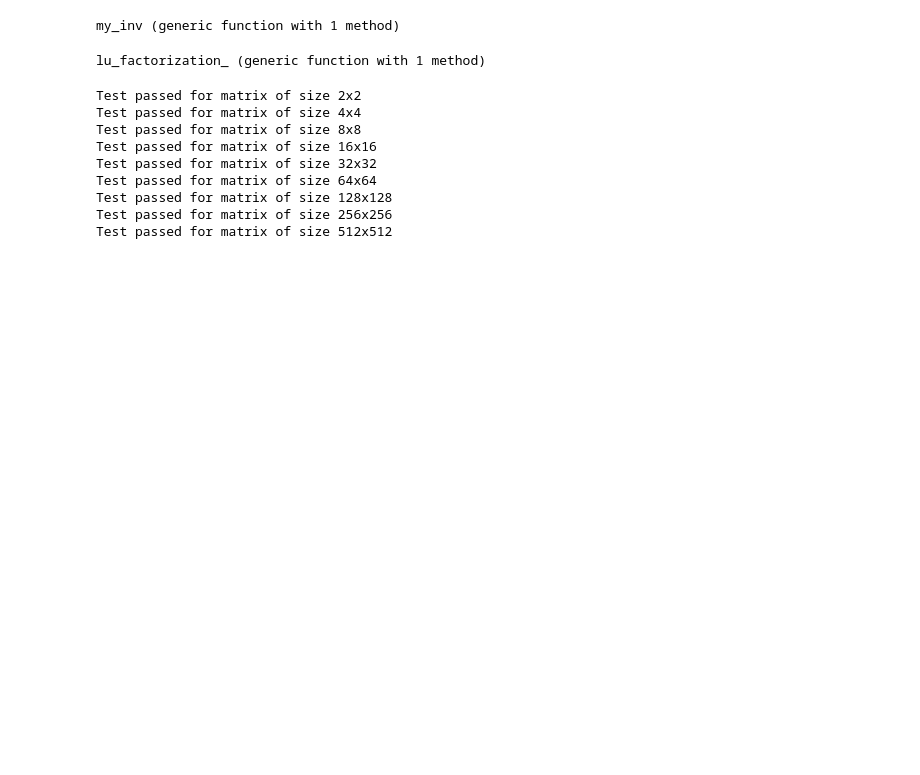
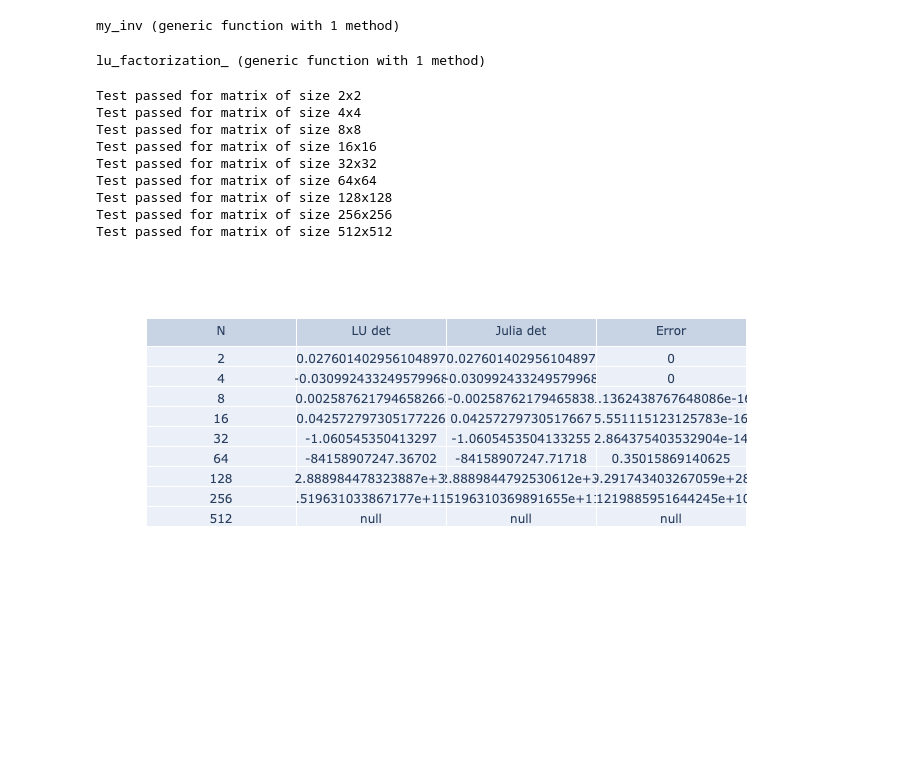
Before and after one commit to Sirtus/rmisw, a Jupyter notebook: lab3/Program3.ipynb, the cells around one changed output. Drawn from its saved outputs; the diff is of its cells as text; code cells hidden in the pictures; blank space fills up the shorter version.

Commit message:
some plots with lu factorization statistics

```diff
--- a/lab3/Program3.ipynb
+++ b/lab3/Program3.ipynb
@@ -79,0 +82,35 @@ Test passed for matrix of size 512x512
+# %%
+function lu_det(A)
+    L, U = lu_factorization(A)
+    det = 1
+    for i in 1:size(A, 1)
+        det *= L[i, i] * U[i, i]
+    end
+    return det
+end
+
+lu_dets = []
+true_dets = []
+
+N = 9
+for n in 1:N
+    A = rand(2^n, 2^n)
+    push!(lu_dets, lu_det(A))
+    push!(true_dets, det(A))
+end
+# %%
+using PlotlyJS
+
+plot(
+    table(
+        header_values=["N", "LU det", "Julia det", "Error"],
+        cells_values=[
+            2 .^ (1:N),
+            lu_dets,
+            true_dets,
+            abs.(lu_dets .- true_dets)
+        ]
+    )
+)
+# %% [output]
+[figure, added]
```
Also changed, not shown: parts of 4 cells of this notebook.
